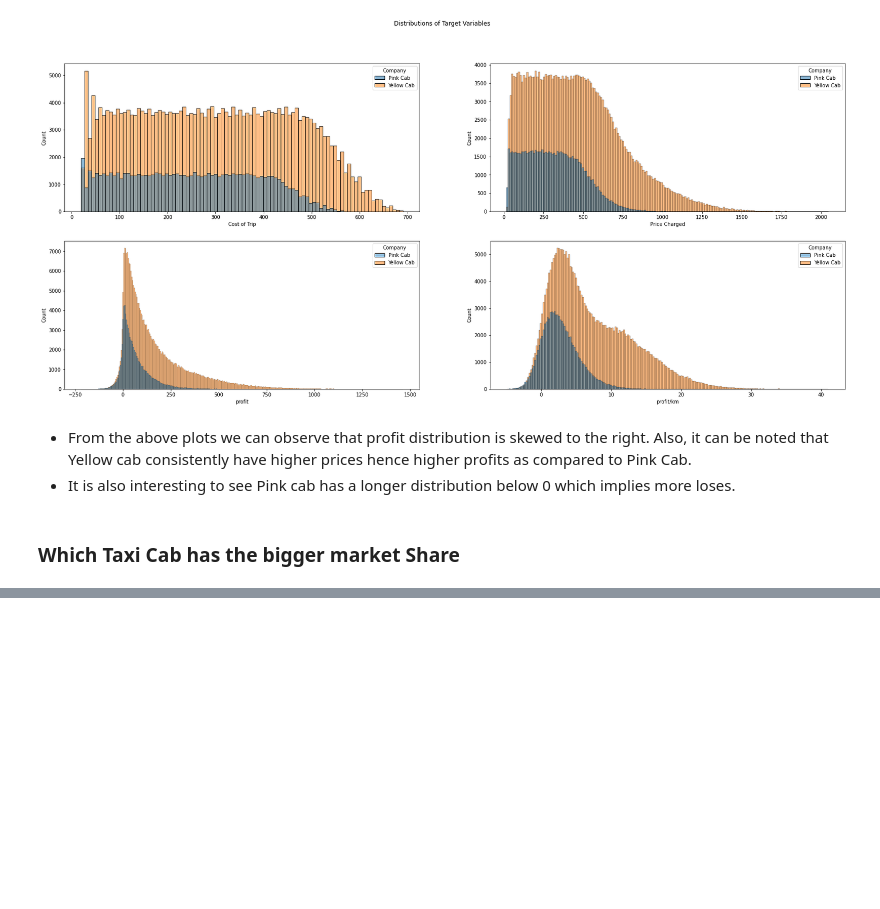
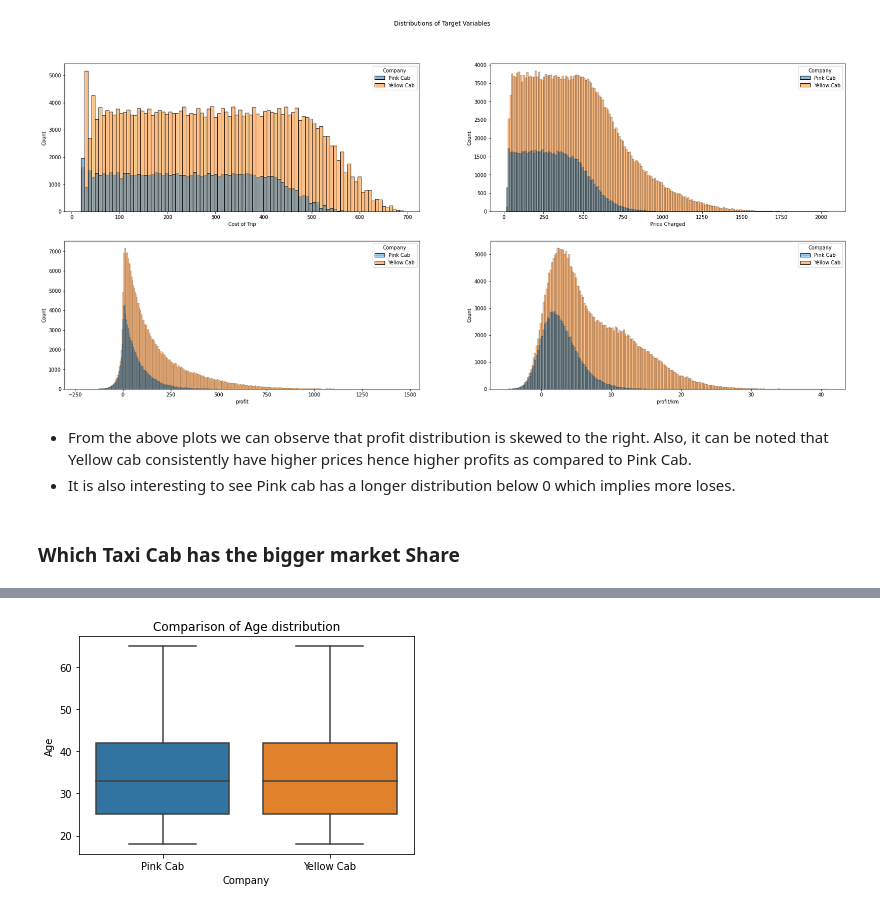
Before and after one commit to Jaeljane/Cab-Insight, a Jupyter notebook: Exploratory data analysis (Cab).ipynb, the cells around one changed output, grey strips where cells are left out. Saved outputs shown, nothing was run; the diff lists cells and outputs as text; code cells hidden in the pictures; blank space fills up the shorter version.

```diff
--- a/Exploratory data analysis (Cab).ipynb
+++ b/Exploratory data analysis (Cab).ipynb
@@ -81,0 +110,5 @@ sns.barplot(data=df, x='Company', y='profit', ci=None)
+# %%
+sns.boxplot(x='Company', y='Age', data=df)
+plt.title('Comparison of Age distribution');
+# %% [output]
+[figure, added]
```
Also changed, not shown: parts of 10 cells of this notebook.
